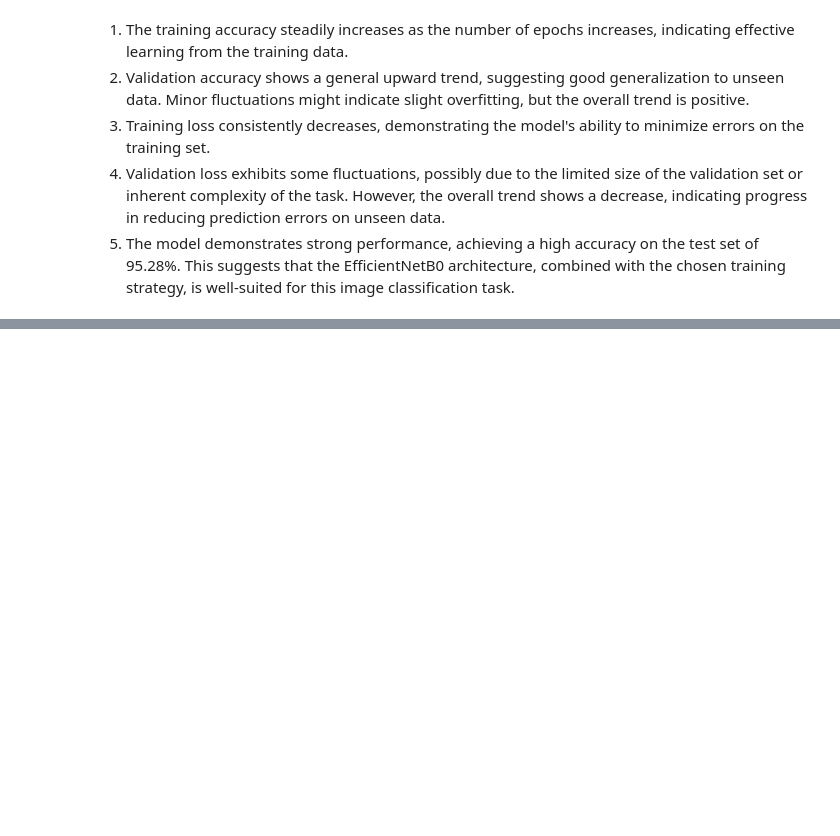
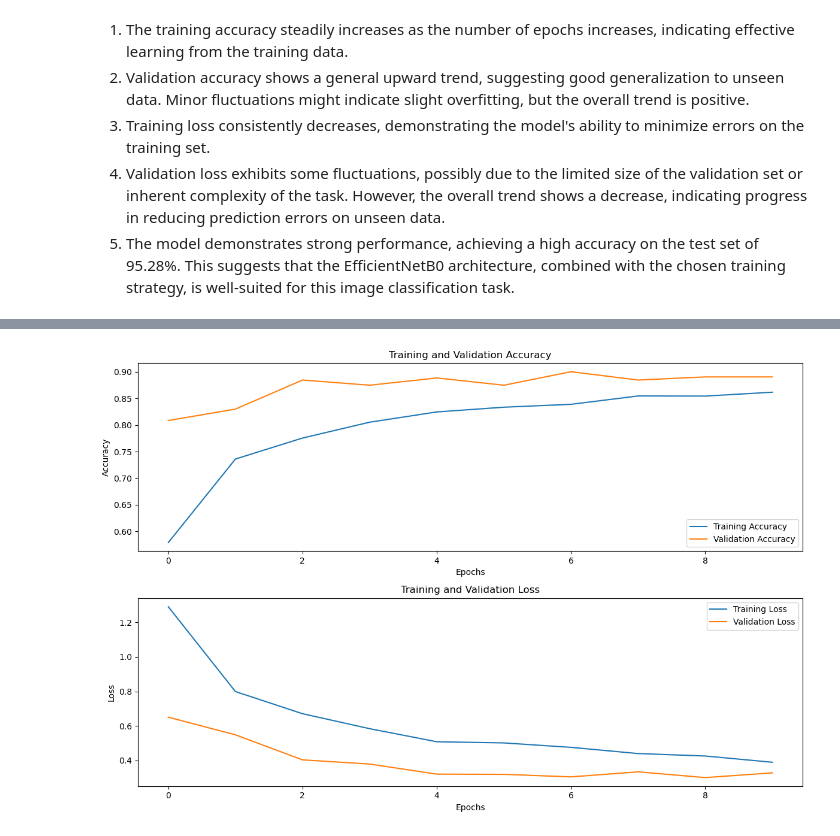
Before and after one commit to KeyMoney22/Plant_disease_classification-, a Jupyter notebook: tomato_disease_detection.ipynb, the cells around one changed output, grey strips where cells are left out. Saved outputs shown, nothing was run; the diff lists cells and outputs as text; code cells hidden in the pictures; blank space fills up the shorter version.

```diff
--- a/tomato_disease_detection.ipynb
+++ b/tomato_disease_detection.ipynb
@@ -819,0 +925,9 @@ True label: 5, Predicted label: 5
+# %%
+# loading MobileNet V2 Model
+from tensorflow.keras.applications import MobileNetV2
+
+# Load MobileNet V2 model
+base_model = MobileNetV2(weights='imagenet', include_top=False, input_shape=(224, 224, 3))
+
+# Freeze the base model
+base_model.trainable = False
@@ -819,0 +946,10 @@ True label: 5, Predicted label: 5
+# %%
+# Compiling model
+model.compile(optimizer='adam',
+              loss='categorical_crossentropy',  # Use 'categorical_crossentropy' for one-hot encoded labels
+              metrics=['accuracy'])
+# %%
+# Training Model
+history = model.fit(train_set,  # Adjust batch size as needed
+                    validation_data=val_set,
+                    epochs=10)  # Adjust the number of epochs as needed
@@ -819,0 +1028,34 @@ True label: 5, Predicted label: 5
+# %%
+import matplotlib.pyplot as plt
+
+# Extracting accuracy and loss from the history
+acc = history.history['accuracy']
+val_acc = history.history['val_accuracy']
+loss = history.history['loss']
+val_loss = history.history['val_loss']
+
+# Plotting Training and Validation Accuracy
+plt.figure(figsize=(12, 8))
+
+# Accuracy plot
+plt.subplot(2, 1, 1)
+plt.plot(acc, label='Training Accuracy')
+plt.plot(val_acc, label='Validation Accuracy')
+plt.title('Training and Validation Accuracy')
+plt.xlabel('Epochs')
+plt.ylabel('Accuracy')
+plt.legend(loc='lower right')
+
+# Loss plot
+plt.subplot(2, 1, 2)
+plt.plot(loss, label='Training Loss')
+plt.plot(val_loss, label='Validation Loss')
+plt.title('Training and Validation Loss')
+plt.xlabel('Epochs')
+plt.ylabel('Loss')
+plt.legend(loc='upper right')
+
+plt.tight_layout()
+plt.show()
+# %% [output]
+[figure, added]
```
Also changed, not shown: parts of 21 cells of this notebook.
